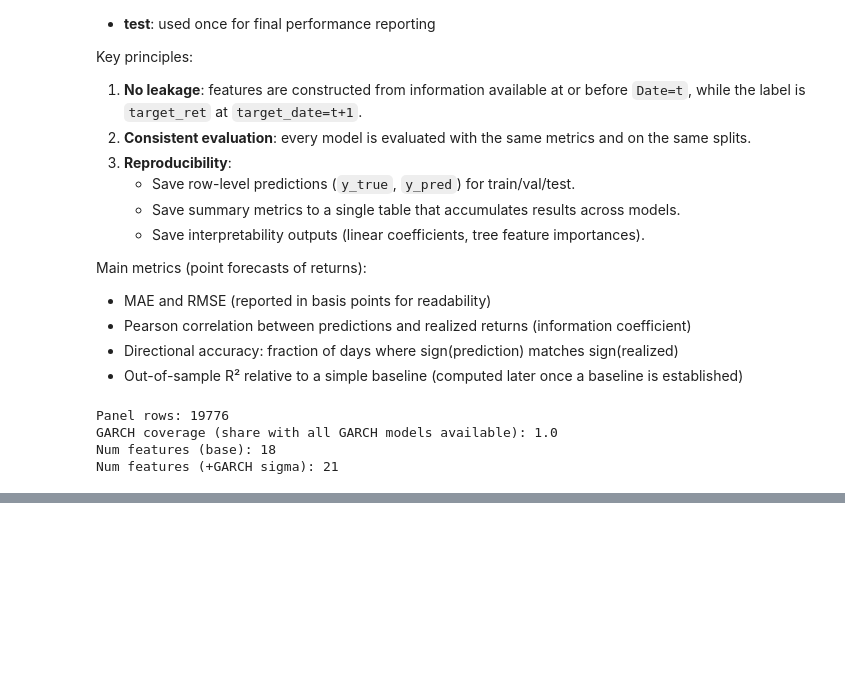
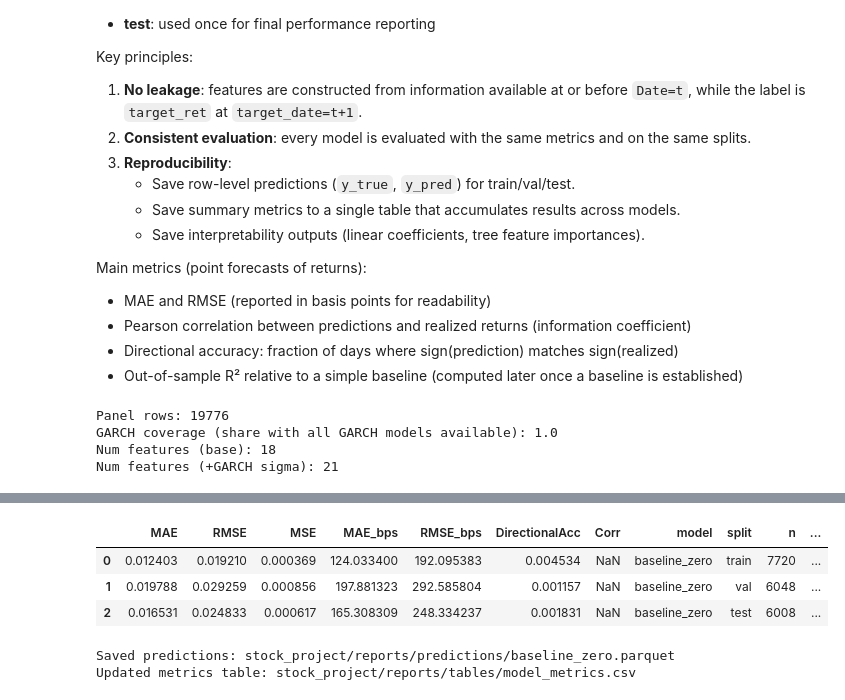
Before and after one commit to RichelCode/Final_Stock_Analysis, a Jupyter notebook: stock_market_final.ipynb, the cells around one changed output, grey strips where cells are left out. Drawn from its saved outputs; the diff is of its cells as text; code cells hidden in the pictures; blank space fills up the shorter version.

```diff
--- a/stock_market_final.ipynb
+++ b/stock_market_final.ipynb
@@ -1424,0 +1425,24 @@ We will:
+# %%
+MODEL_NAME = "baseline_zero"
+
+pred_train = np.zeros(len(train_df))
+pred_val   = np.zeros(len(val_df))
+pred_test  = np.zeros(len(test_df))
+
+pred_df = pd.concat([
+    make_pred_frame(train_df, pred_train, MODEL_NAME),
+    make_pred_frame(val_df,   pred_val,   MODEL_NAME),
+    make_pred_frame(test_df,  pred_test,  MODEL_NAME),
+], ignore_index=True)
+
+metrics_df = evaluate_predictions(pred_df, MODEL_NAME, baseline_mse_by_split=None)
+display(metrics_df)
+
+save_predictions_and_metrics(pred_df, metrics_df, MODEL_NAME)
+# %% [output]
+|  | MAE | RMSE | MSE | MAE_bps | RMSE_bps | DirectionalAcc | Corr | model | split | n | ... |
+| 0 | 0.012403 | 0.019210 | 0.000369 | 124.033400 | 192.095383 | 0.004534 | NaN | baseline_zero | train | 7720 | ... |
+| 1 | 0.019788 | 0.029259 | 0.000856 | 197.881323 | 292.585804 | 0.001157 | NaN | baseline_zero | val | 6048 | ... |
+| 2 | 0.016531 | 0.024833 | 0.000617 | 165.308309 | 248.334237 | 0.001831 | NaN | baseline_zero | test | 6008 | ... |
+Saved predictions: stock_project/reports/predictions/baseline_zero.parquet
+Updated metrics table: stock_project/reports/tables/model_metrics.csv
```
Also changed, not shown: parts of 4 cells of this notebook, 2 other files.
